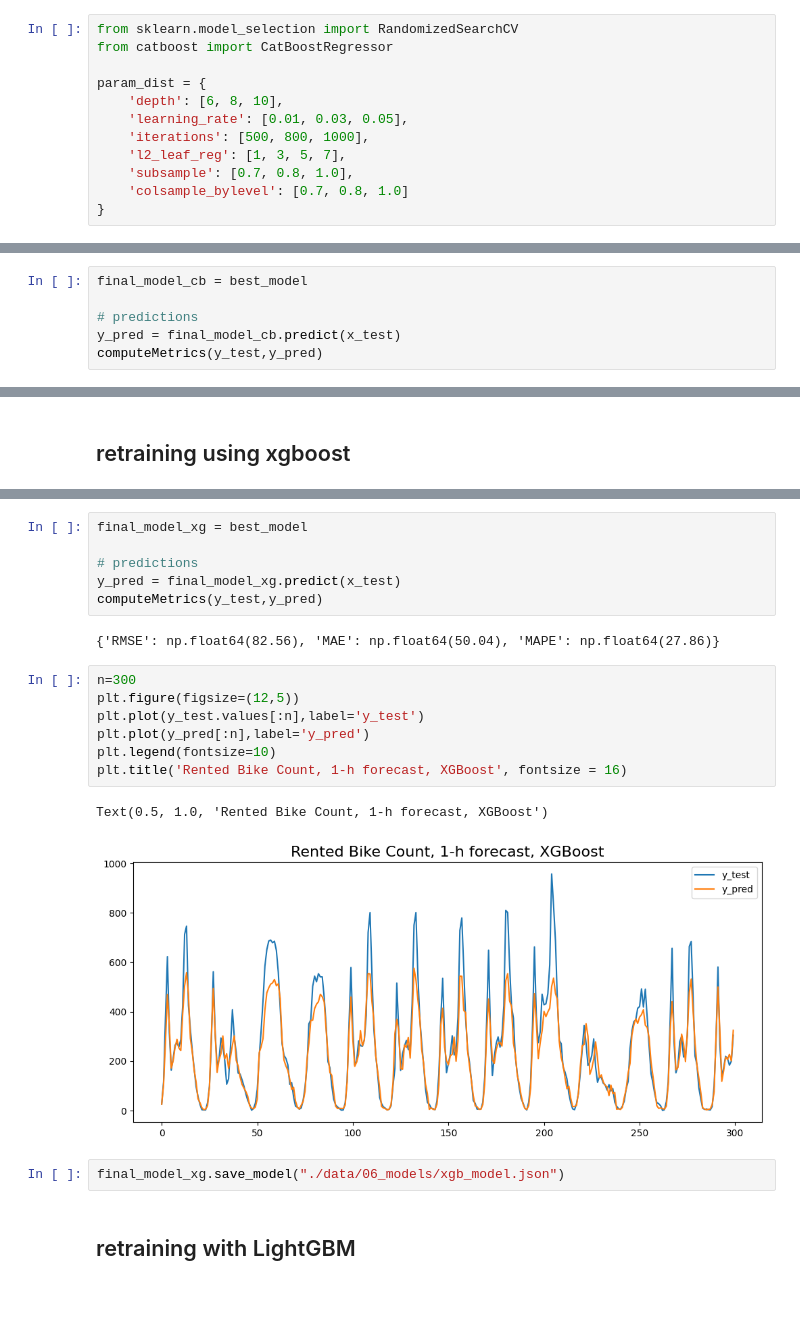
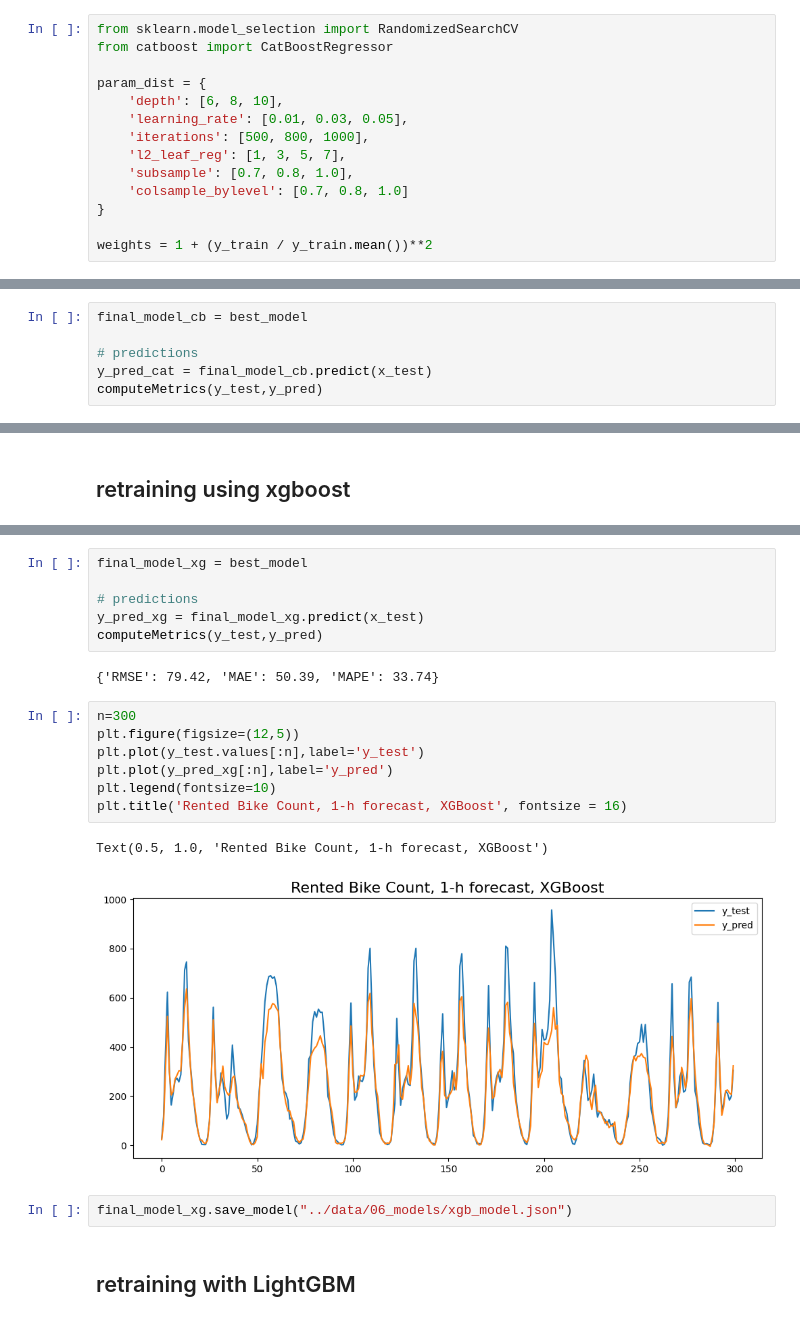
Before and after one commit to Pranay55/realtime-bike-demand-forecast, a Jupyter notebook: notebooks/BikeCountNotebook.ipynb, the cells around one changed output, grey strips where cells are left out. Drawn from its saved outputs; the diff is of its cells as text.

Commit message:
Added training pipeline

```diff
--- a/notebooks/BikeCountNotebook.ipynb
+++ b/notebooks/BikeCountNotebook.ipynb
@@ -240,6 +240,8 @@ param_dist = {
     'subsample': [0.7, 0.8, 1.0],
     'colsample_bylevel': [0.7, 0.8, 1.0]
 }
+
+weights = 1 + (y_train / y_train.mean())**2
 # %%
 from sklearn.model_selection import ParameterSampler
 from tqdm import tqdm
@@ -315,6 +315,6 @@ Best Params: {'subsample': 0.7, 'learning_rate': 0.03, 'l2_leaf_reg': 7, 'iterat
 final_model_cb = best_model
 
 # predictions
-y_pred = final_model_cb.predict(x_test)
+y_pred_cat = final_model_cb.predict(x_test)
 computeMetrics(y_test,y_pred)
 # %% [output]
@@ -410,22 +406,22 @@ Best Params: {'subsample': 0.7, 'reg_lambda': 1, 'n_estimators': 800, 'max_depth
 final_model_xg = best_model
 
 # predictions
-y_pred = final_model_xg.predict(x_test)
+y_pred_xg = final_model_xg.predict(x_test)
 computeMetrics(y_test,y_pred)
 # %% [output]
-{'RMSE': np.float64(82.56), 'MAE': np.float64(50.04), 'MAPE': np.float64(27.86)}
+{'RMSE': 79.42, 'MAE': 50.39, 'MAPE': 33.74}
 # %%
 n=300
 plt.figure(figsize=(12,5))
 plt.plot(y_test.values[:n],label='y_test')
-plt.plot(y_pred[:n],label='y_pred')
+plt.plot(y_pred_xg[:n],label='y_pred')
 plt.legend(fontsize=10)
 plt.title('Rented Bike Count, 1-h forecast, XGBoost', fontsize = 16)
 # %% [output]
 Text(0.5, 1.0, 'Rented Bike Count, 1-h forecast, XGBoost')
-[figure, old version]
+[figure, new version]
 # %%
-final_model_xg.save_model("./data/06_models/xgb_model.json")
+final_model_xg.save_model("../data/06_models/xgb_model.json")
 # %% [markdown]
 ## retraining with LightGBM
 # %%
```
Also changed, not shown: parts of 15 cells of this notebook, 14 other files.
